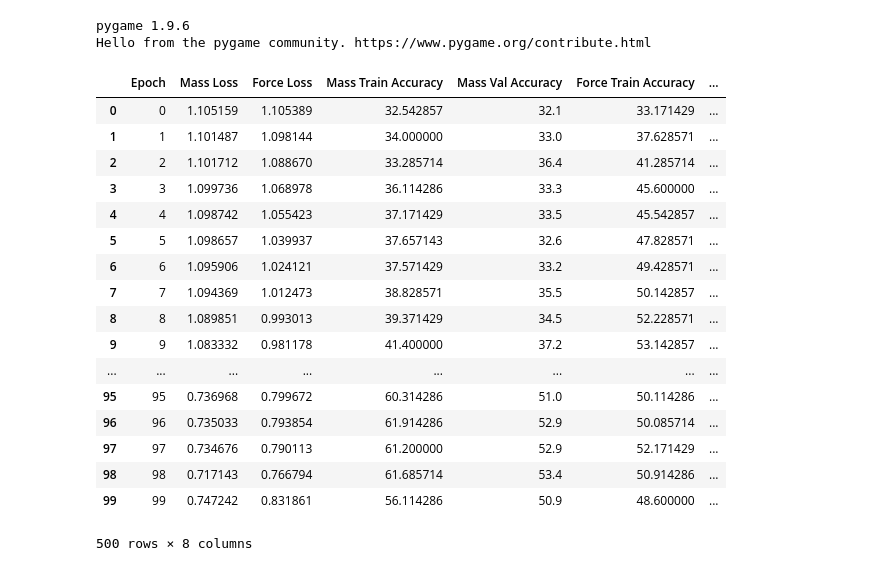
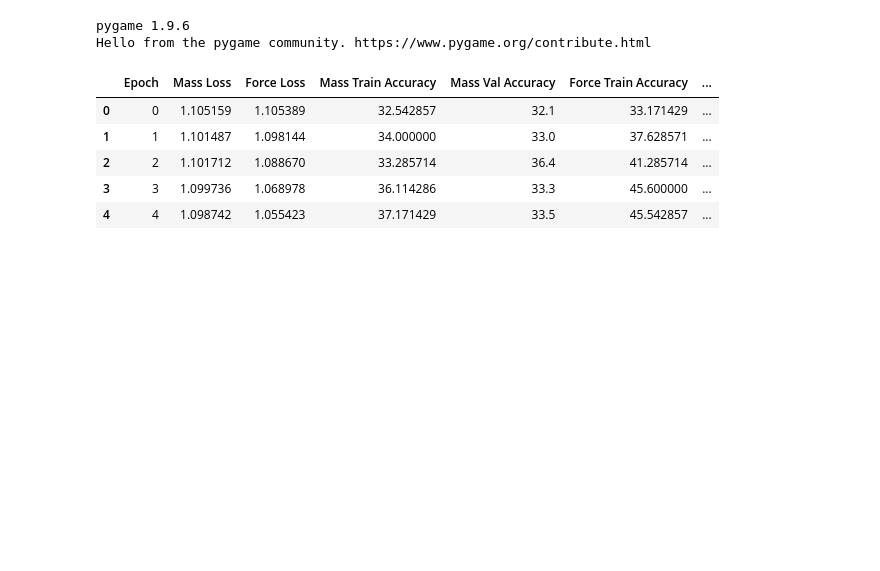
Before and after one commit to iamhectorotero/learning-physical-properties-with-rnns, a Jupyter notebook: cogsci_experiments/1b. Visualization - Training N models.ipynb, the cells around one changed output. Cells and saved outputs as stored; diff of their text form; code cells hidden in the pictures; blank space fills up the shorter version.

```diff
--- a/cogsci_experiments/1b. Visualization - Training N models.ipynb
+++ b/cogsci_experiments/1b. Visualization - Training N models.ipynb
@@ -10,24 +10,12 @@ Hello from the pygame community. https://www.pygame.org/contribute.html
 directory = "remove_initialisation_effects/"
 stats = pd.read_hdf(directory+"stats.h5")
 # %%
-stats
+stats.head()
 # %% [output]
 |  | Epoch | Mass Loss | Force Loss | Mass Train Accuracy | Mass Val Accuracy | Force Train Accuracy | ... |
 | 0 | 0 | 1.105159 | 1.105389 | 32.542857 | 32.1 | 33.171429 | ... |
 | 1 | 1 | 1.101487 | 1.098144 | 34.000000 | 33.0 | 37.628571 | ... |
 | 2 | 2 | 1.101712 | 1.088670 | 33.285714 | 36.4 | 41.285714 | ... |
 | 3 | 3 | 1.099736 | 1.068978 | 36.114286 | 33.3 | 45.600000 | ... |
 | 4 | 4 | 1.098742 | 1.055423 | 37.171429 | 33.5 | 45.542857 | ... |
-| 5 | 5 | 1.098657 | 1.039937 | 37.657143 | 32.6 | 47.828571 | ... |
-| 6 | 6 | 1.095906 | 1.024121 | 37.571429 | 33.2 | 49.428571 | ... |
-| 7 | 7 | 1.094369 | 1.012473 | 38.828571 | 35.5 | 50.142857 | ... |
-| 8 | 8 | 1.089851 | 0.993013 | 39.371429 | 34.5 | 52.228571 | ... |
-| 9 | 9 | 1.083332 | 0.981178 | 41.400000 | 37.2 | 53.142857 | ... |
-| ... | ... | ... | ... | ... | ... | ... | ... |
-| 95 | 95 | 0.736968 | 0.799672 | 60.314286 | 51.0 | 50.114286 | ... |
-| 96 | 96 | 0.735033 | 0.793854 | 61.914286 | 52.9 | 50.085714 | ... |
-| 97 | 97 | 0.734676 | 0.790113 | 61.200000 | 52.9 | 52.171429 | ... |
-| 98 | 98 | 0.717143 | 0.766794 | 61.685714 | 53.4 | 50.914286 | ... |
-| 99 | 99 | 0.747242 | 0.831861 | 56.114286 | 50.9 | 48.600000 | ... |
-500 rows × 8 columns
 # %%
```
Also changed, not shown: parts of 3 cells of this notebook.
